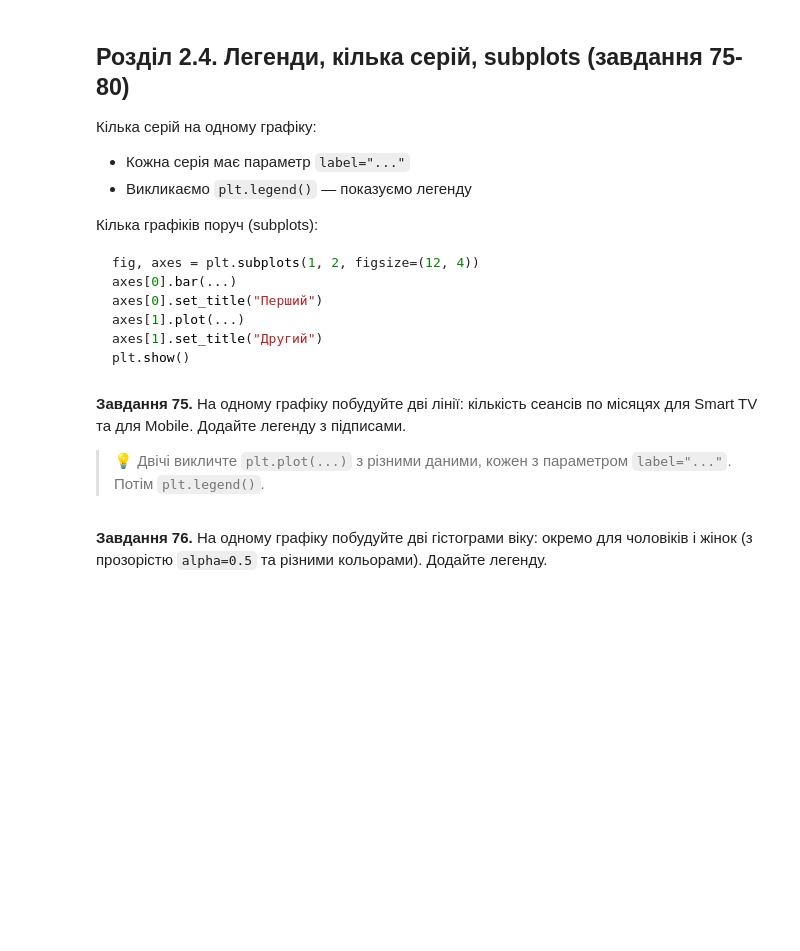
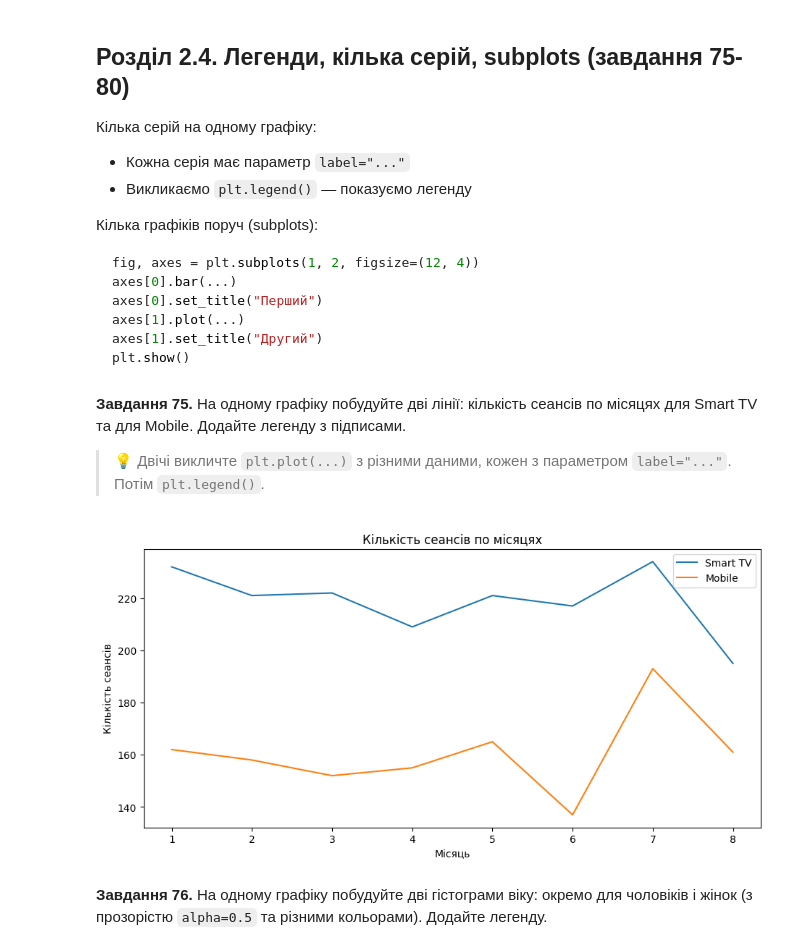
Before and after one commit to T-Svitlichna/DTA_Python, a Jupyter notebook: HomeWork/80task_Nazar_29052026pandas_viz_practice.ipynb, the cells around one changed output. Saved outputs shown, nothing was run; the diff lists cells and outputs as text; code cells hidden in the pictures; blank space fills up the shorter version.

```diff
--- a/HomeWork/80task_Nazar_29052026pandas_viz_practice.ipynb
+++ b/HomeWork/80task_Nazar_29052026pandas_viz_practice.ipynb
@@ -1311,2 +1312,14 @@ plt.show()
+# %%
+# Завдання 75:
+fig, ax = plt.subplots(figsize=(11, 5))
+ax.plot(sess[sess["device"] == "Smart TV"].groupby("month").size(), label="Smart TV")
+ax.plot(sess[sess["device"] == "Mobile"].groupby("month").size(), label="Mobile")
+plt.legend()
+plt.title("Кількість сеансів по місяцях")
+plt.xlabel("Місяць")
+plt.ylabel("Кількість сеансів")
+plt.show()
+# %% [output]
+[figure, added]
 # %% [markdown]
 **Завдання 76.** На одному графіку побудуйте дві гістограми віку: окремо для чоловіків і жінок (з прозорістю `alpha=0.5` та різними кольорами). Додайте легенду.
```
Also changed, not shown: parts of 9 cells of this notebook.
